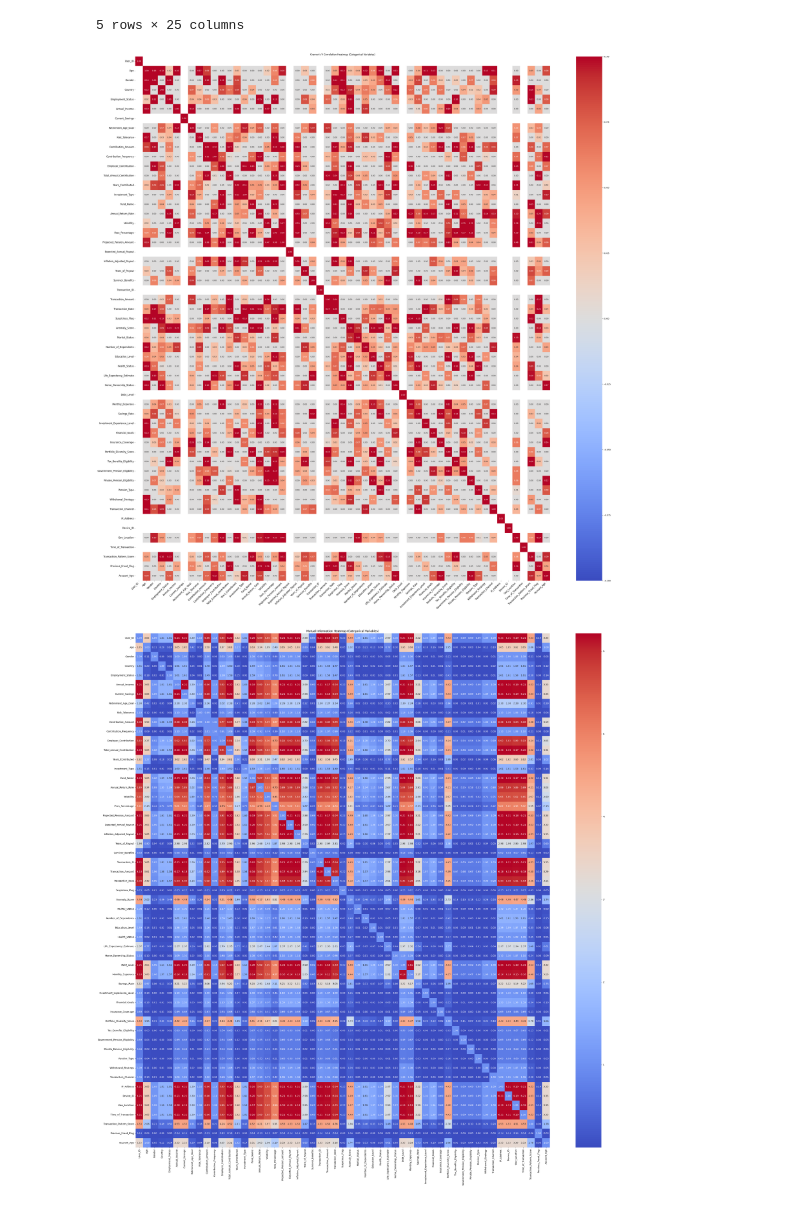
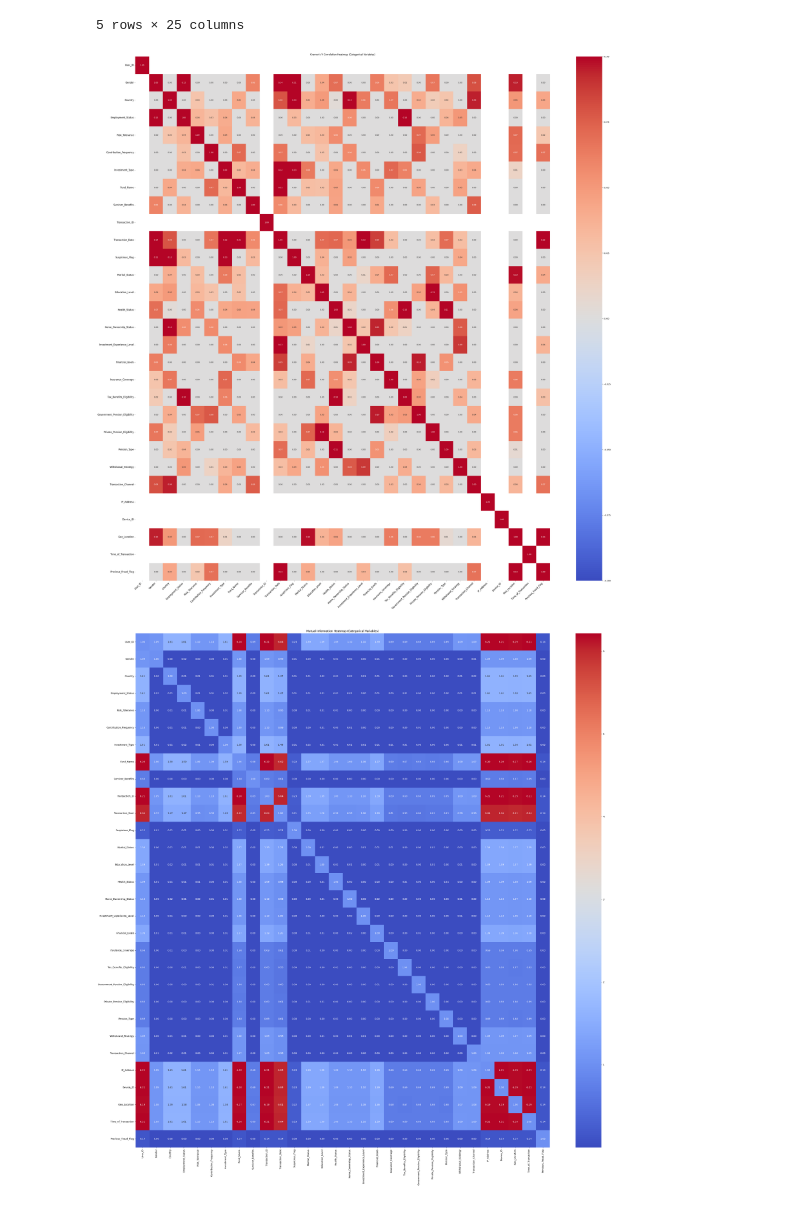
Before and after one commit to sam27144/MUFG_Hackathon_, a Jupyter notebook: Code/Correlation.ipynb, the cells around one changed output. Saved outputs shown, nothing was run; the diff lists cells and outputs as text; code cells hidden in the pictures.

```diff
--- a/Code/Correlation.ipynb
+++ b/Code/Correlation.ipynb
@@ -67,7 +67,7 @@ from tqdm import tqdm
 from scipy.stats import chi2_contingency
 
 # ---------- Separate categorical columns ----------
-categorical_df = df.select_dtypes(include=['object', 'category'])
+categorical_df = data.select_dtypes(include=['object', 'category'])
 
 # ---------- Function to calculate Cramer's V ----------
 def cramers_v(x, y):
@@ -79,34 +79,34 @@ def cramers_v(x, y):
     phi2corr = max(0, phi2 - ((k-1)*(r-1))/(n-1))
     rcorr = r - ((r-1)**2)/(n-1)
     kcorr = k - ((k-1)**2)/(n-1)
     return np.sqrt(phi2corr / min((kcorr-1), (rcorr-1)))
 
 # ---------- Create Cramer's V matrix ----------
 def cramers_v_matrix(df):
     cols = df.columns
     n = len(cols)
     matrix = pd.DataFrame(np.zeros((n, n)), index=cols, columns=cols)
 
     for col1 in tqdm(cols, desc="Calculating Cramer's V"):
         for col2 in cols:
             if col1 == col2:
                 matrix.loc[col1, col2] = 1.0
             else:
                 matrix.loc[col1, col2] = cramers_v(df[col1], df[col2])
     return matrix
 
 # ---------- Generate the heatmap ----------
 cv_matrix = cramers_v_matrix(categorical_df)
 
 plt.figure(figsize=(40, 40))
 sns.heatmap(cv_matrix, annot=True, fmt=".2f", cmap="coolwarm", cbar=True)
 plt.title("Cramer's V Correlation Heatmap (Categorical Variables)")
 plt.xticks(fontsize=12, rotation=45, ha='right')
 plt.yticks(fontsize=12, rotation=0)
 plt.tight_layout()
 plt.show()
 # %% [output]
-[figure, old version]
+[figure, new version]
 # %%
 import pandas as pd
 import numpy as np
@@ -142,4 +142,4 @@ sns.heatmap(mi_df, annot=True, fmt=".2f", cmap="coolwarm")
 plt.title("Mutual Information Heatmap (Categorical Variables)")
 plt.show()
 # %% [output]
-[figure, old version]
+[figure, new version]
```
Also changed, not shown: parts of 1 cell of this notebook.
